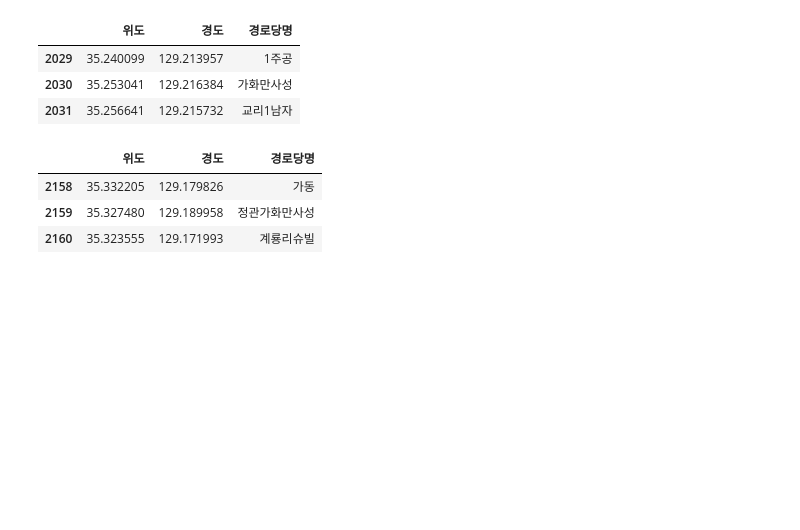
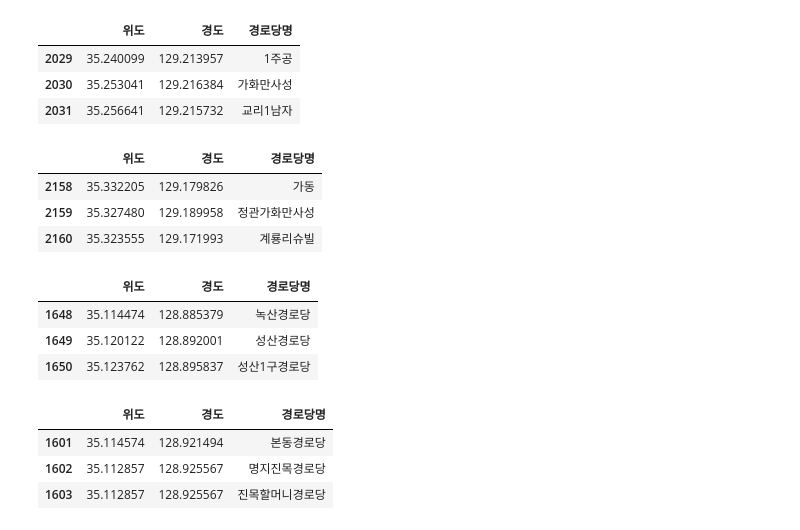
Before and after one commit to jhparkland/Data_Analytics_for_Age_friendly_busan, a Jupyter notebook: fol.ipynb, the cells around one changed output. Saved outputs shown, nothing was run; the diff lists cells and outputs as text; code cells hidden in the pictures; blank space fills up the shorter version.

```diff
--- a/fol.ipynb
+++ b/fol.ipynb
@@ -39,6 +39,22 @@ jgwan_sub_df[['위도','경도','경로당명']].head(3)
 | 2158 | 35.332205 | 129.179826 | 가동 |
 | 2159 | 35.327480 | 129.189958 | 정관가화만사성 |
 | 2160 | 35.323555 | 129.171993 | 계룡리슈빌 |
+# %%
+noksan_sub_df = df.loc[df['읍면동'].isin(['녹산동'])]#읍면동이 녹산동인 것만 자름
+noksan_sub_df[['위도','경도','경로당명']].head(3)
+# %% [output]
+|  | 위도 | 경도 | 경로당명 |
+| 1648 | 35.114474 | 128.885379 | 녹산경로당 |
+| 1649 | 35.120122 | 128.892001 | 성산경로당 |
+| 1650 | 35.123762 | 128.895837 | 성산1구경로당 |
+# %%
+myungji_sub_df = df.loc[df['읍면동'].isin(['명지1동','명지2동'])]#읍면동이 명지1,2동인 것만 자름
+myungji_sub_df[['위도','경도','경로당명']].head(3)
+# %% [output]
+|  | 위도 | 경도 | 경로당명 |
+| 1601 | 35.114574 | 128.921494 | 본동경로당 |
+| 1602 | 35.112857 | 128.925567 | 명지진목경로당 |
+| 1603 | 35.112857 | 128.925567 | 진목할머니경로당 |
 # %%
 kizang_pos= [35.23876594878238, 129.21575390899562] ## 기장읍 사무소
 Jeonggwan_pos = [35.3231, 129.1784] # 정관읍 윗골공원
```
Also changed, not shown: parts of 2 cells of this notebook.
